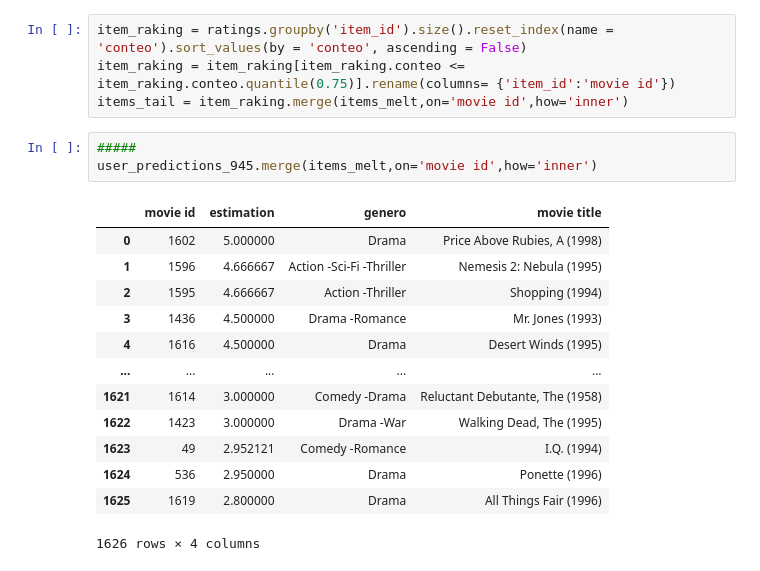
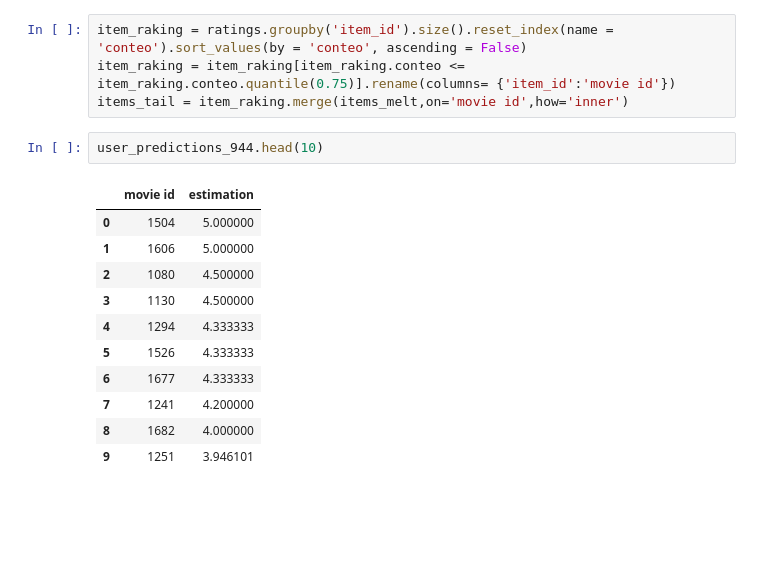
Before and after one commit to CristianMorenoMo/sistemas_recomendacion, a Jupyter notebook: taller_1.ipynb, the cells around one changed output. Drawn from its saved outputs; the diff is of its cells as text; blank space fills up the shorter version.

```diff
--- a/taller_1.ipynb
+++ b/taller_1.ipynb
@@ -511,20 +511,17 @@ user_predictions_945.merge(items_melt,on='movie id',how='inner').head(10)
 item_raking = ratings.groupby('item_id').size().reset_index(name = 'conteo').sort_values(by = 'conteo', ascending = False)
 item_raking = item_raking[item_raking.conteo <= item_raking.conteo.quantile(0.75)].rename(columns= {'item_id':'movie id'})
 items_tail = item_raking.merge(items_melt,on='movie id',how='inner')
-# %%
-#####
-user_predictions_945.merge(items_melt,on='movie id',how='inner')
-# %% [output]
-|  | movie id | estimation | genero | movie title |
-| 0 | 1602 | 5.000000 | Drama | Price Above Rubies, A (1998) |
-| 1 | 1596 | 4.666667 | Action -Sci-Fi -Thriller | Nemesis 2: Nebula (1995) |
-| 2 | 1595 | 4.666667 | Action -Thriller | Shopping (1994) |
-| 3 | 1436 | 4.500000 | Drama -Romance | Mr. Jones (1993) |
-| 4 | 1616 | 4.500000 | Drama | Desert Winds (1995) |
-| ... | ... | ... | ... | ... |
-| 1621 | 1614 | 3.000000 | Comedy -Drama | Reluctant Debutante, The (1958) |
-| 1622 | 1423 | 3.000000 | Drama -War | Walking Dead, The (1995) |
-| 1623 | 49 | 2.952121 | Comedy -Romance | I.Q. (1994) |
-| 1624 | 536 | 2.950000 | Drama | Ponette (1996) |
-| 1625 | 1619 | 2.800000 | Drama | All Things Fair (1996) |
-1626 rows × 4 columns
+# %%
+user_predictions_944.head(10)
+# %% [output]
+|  | movie id | estimation |
+| 0 | 1504 | 5.000000 |
+| 1 | 1606 | 5.000000 |
+| 2 | 1080 | 4.500000 |
+| 3 | 1130 | 4.500000 |
+| 4 | 1294 | 4.333333 |
+| 5 | 1526 | 4.333333 |
+| 6 | 1677 | 4.333333 |
+| 7 | 1241 | 4.200000 |
+| 8 | 1682 | 4.000000 |
+| 9 | 1251 | 3.946101 |
```
Also changed, not shown: parts of 3 cells of this notebook.
